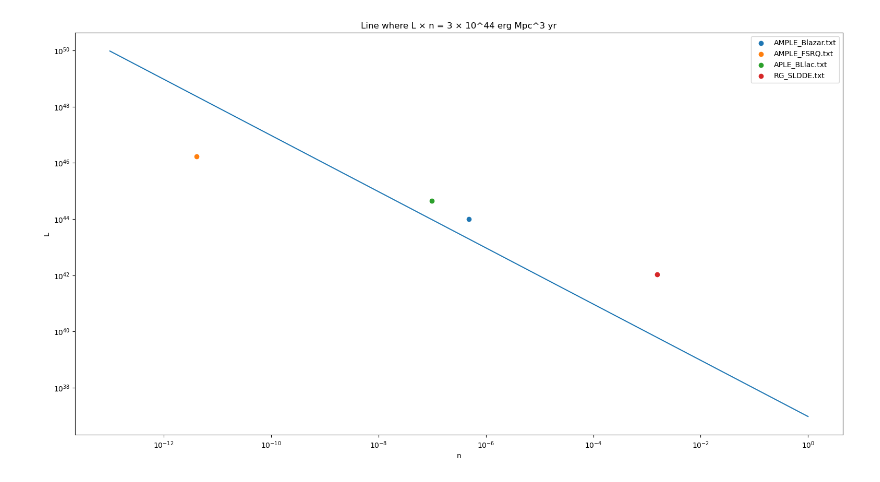
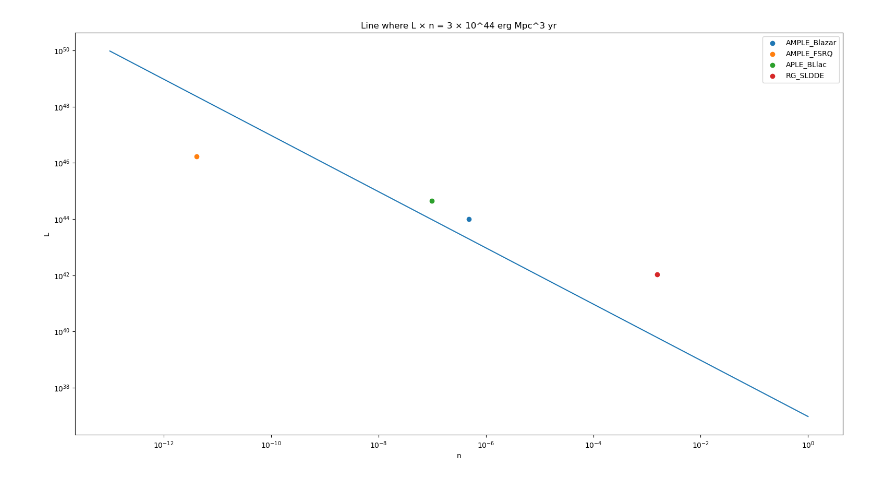
Before and after one commit to henan99/Project-related-to-first-semester-of-masters, a Jupyter notebook: AGN_evolution.ipynb, the cells around one changed output. Drawn from its saved outputs; the diff is of its cells as text; code cells hidden in the pictures.

```diff
--- a/AGN_evolution.ipynb
+++ b/AGN_evolution.ipynb
@@ -47,38 +38,36 @@ Name: integral_results_z_tot, dtype: float64
 # %%
 
 diffuse_flux_UHECR = 6*10**(17) #ev
-import matplotlib.pyplot as plt
 
-# Loop through all files in the dictionary
 
-#
+
 
 
 # Define the value of n
 n_values = np.logspace(-13, 0, 1000)
 
 # Calculate the corresponding values of L
 L_values = (3 * 10**44) / n_values/(60*60*24*365)
 
 # Plot the line
 plt.figure(1, figsize=(19,10))
 plt.plot(n_values, L_values)
 for filename, df in data_dict.items():
-    # Extract the required data
+    # Extract the required data, z = 0.01
     n_z_tot = df['n_tot'][0]
     avg_tot = df['avg_tot'][0]
 
-    # Plot the data
-    plt.scatter(n_z_tot, avg_tot, label=filename)
+
+    plt.scatter(n_z_tot, avg_tot, label=filename[:-4])
 
 
 plt.xlabel('n')
 plt.yscale('log',base=10)
 plt.xscale('log',base=10)
 plt.ylabel('L')
 plt.title('Line where L × n = 3 × 10^44 erg Mpc^3 yr')
 plt.legend()
 # Show the plot
 plt.show()
 # %% [output]
-[figure, old version]
+[figure, new version]
```
Also changed, not shown: parts of 6 cells of this notebook, 12 other files.
